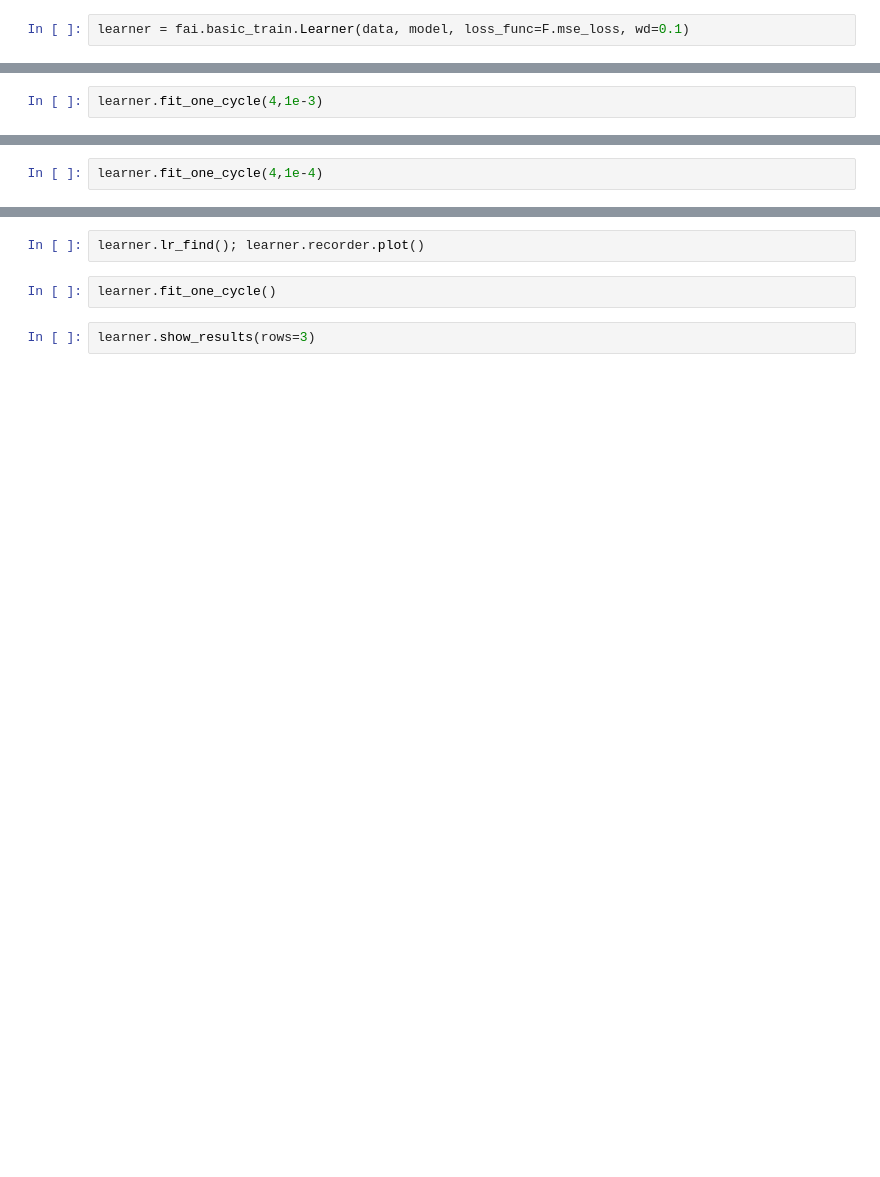
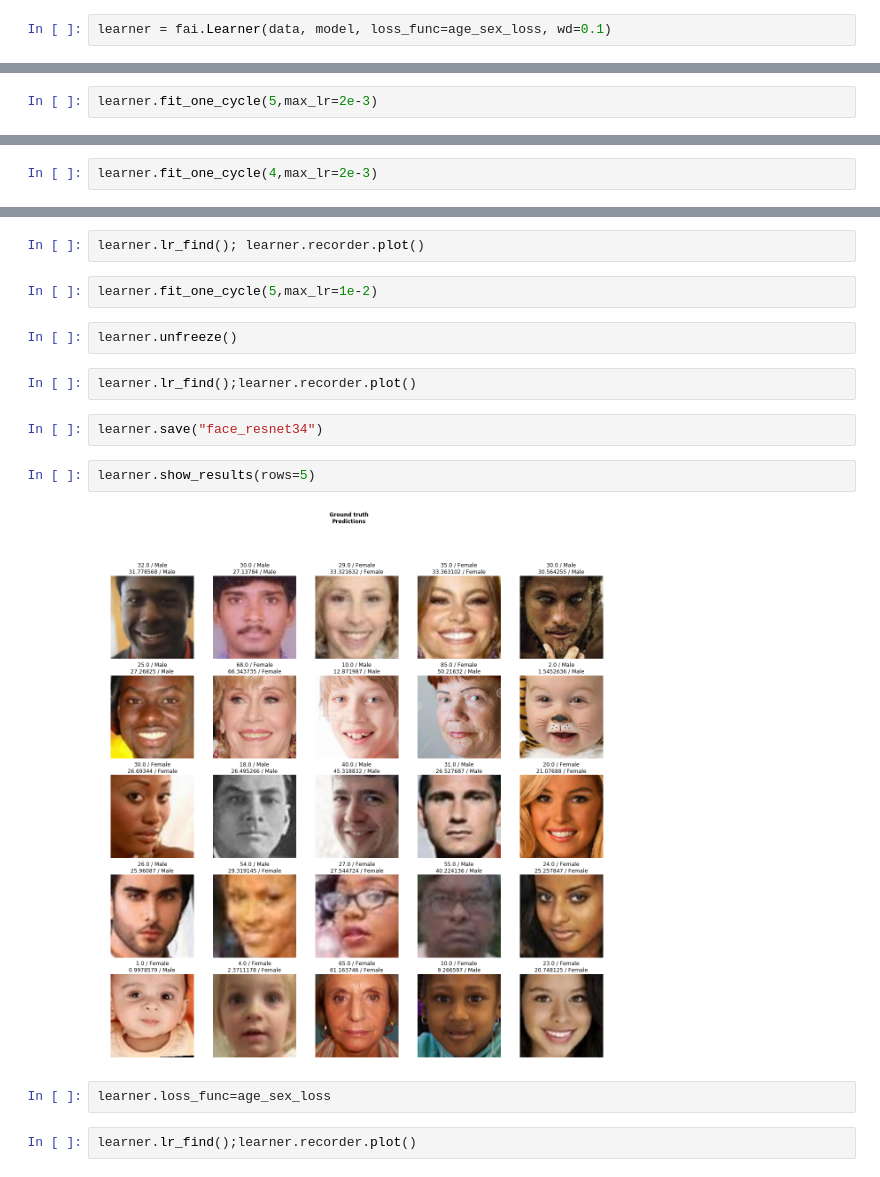
Before and after one commit to hoftherose/NN2Course, a Jupyter notebook: FaceAging/FaceAgingWGender.ipynb, the cells around one changed output, grey strips where cells are left out. Cells and saved outputs as stored; diff of their text form; blank space fills up the shorter version.

Commit message:
FaceAging with Sex part 2

```diff
--- a/FaceAging/FaceAgingWGender.ipynb
+++ b/FaceAging/FaceAgingWGender.ipynb
@@ -145,2 +129,2 @@ gc.collect()
 # %%
-learner = fai.basic_train.Learner(data, model, loss_func=F.mse_loss, wd=0.1)
+learner = fai.Learner(data, model, loss_func=age_sex_loss, wd=0.1)
@@ -160,2 +148,2 @@ learner.lr_find(); learner.recorder.plot()
 # %%
-learner.fit_one_cycle(4,1e-3)
+learner.fit_one_cycle(5,max_lr=2e-3)
@@ -164,2 +165,2 @@ learner.lr_find(); learner.recorder.plot()
 # %%
-learner.fit_one_cycle(4,1e-4)
+learner.fit_one_cycle(4,max_lr=2e-3)
@@ -166,6 +174,18 @@ learner.fit_one_cycle(4,1e-4)
 # %%
 learner.lr_find(); learner.recorder.plot()
 # %%
-learner.fit_one_cycle()
+learner.fit_one_cycle(5,max_lr=1e-2)
+# %%
+learner.unfreeze()
+# %%
+learner.lr_find();learner.recorder.plot()
+# %%
+learner.save("face_resnet34")
 # %%
-learner.show_results(rows=3)
+learner.show_results(rows=5)
+# %% [output]
+[figure, added]
+# %%
+learner.loss_func=age_sex_loss
+# %%
+learner.lr_find();learner.recorder.plot()
```
Also changed, not shown: parts of 18 cells of this notebook.
